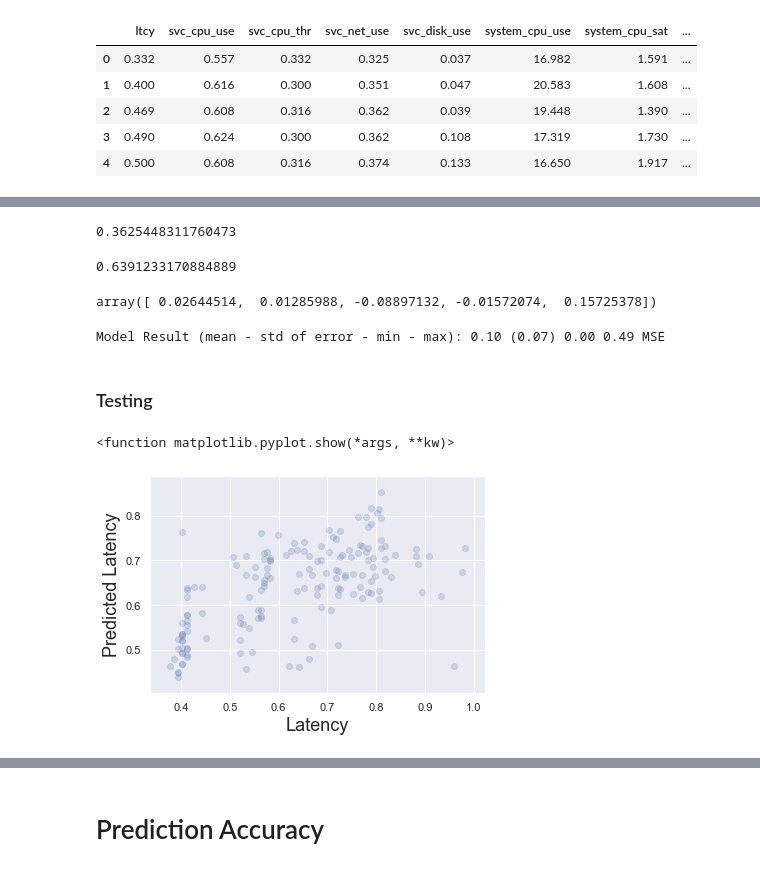
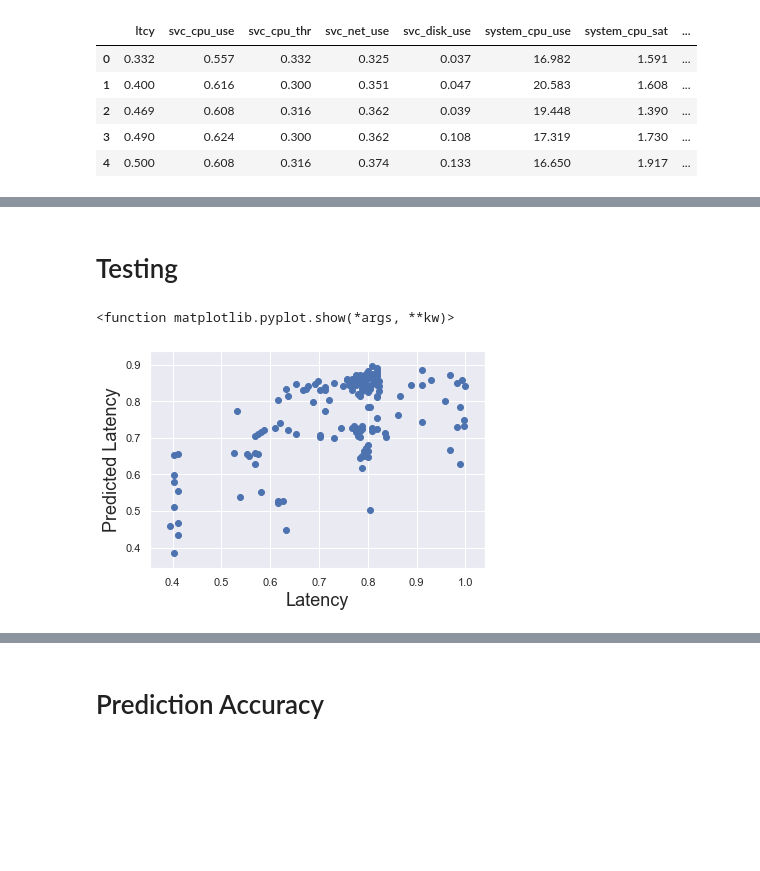
Before and after one commit to Haybu/infs890-spring2020-latency-prediction, a Jupyter notebook: analysis/Linear_Regression.ipynb, the cells around one changed output, grey strips where cells are left out. Saved outputs shown, nothing was run; the diff lists cells and outputs as text; code cells hidden in the pictures; blank space fills up the shorter version.

```diff
--- a/analysis/Linear_Regression.ipynb
+++ b/analysis/Linear_Regression.ipynb
@@ -104,0 +92,28 @@ y_hat = pline.predict(x_train)
+# %%
+clf = RandomForestRegressor(n_jobs=-1, max_depth=10, n_estimators=15)
+sfm = SelectFromModel(clf,threshold='0.8*mean')
+# %%
+# start:  search grid
+
+reg = LinearRegression(normalize=False) # normalize false bacause we are going to use the scaler
+
+# standardize the features
+scaler = StandardScaler()
+#scaler.fit(x_train.values.reshape(-1,n_features))
+
+pipe = Pipeline(steps=[
+    ('scaler', scaler),
+    ('selector', sfm),
+    ('clf', reg)
+])
+
+kfold = KFold(n_splits=10, shuffle=False)
+
+param_grid = {
+    'selector__threshold': [.1, .05, .02, .01, .005, 0.001]
+}
+
+search = GridSearchCV(pipe, param_grid,scoring='neg_mean_squared_error'
+                      , return_train_score= True, cv=kfold, verbose=0, n_jobs=-1)
+
+search.fit(x_train, y_train)
@@ -120,13 +207,0 @@ Text(0.5, 1.0, 'Residual PDF')
-# %%
-# R-Squared
-pline.score(x_train, y_train)
-# %% [output]
-0.3625448311760473
-# %%
-pline.named_steps.regression.intercept_
-# %% [output]
-0.6391233170884889
-# %%
-pline.named_steps.regression.coef_
-# %% [output]
-array([ 0.02644514,  0.01285988, -0.08897132, -0.01572074,  0.15725378])
@@ -146,28 +208,15 @@ if not is_factored_features:
-# %%
-# validation mean_absolute_percentage_error
-train_error =  np.abs(y_train - y_hat)
-mean_error = np.mean(train_error)
-min_error = np.min(train_error)
-max_error = np.max(train_error)
-std_error = np.std(train_error)
-
-
-print("Model Result (mean - std of error - min - max): %.2f (%.2f) %.2f %.2f MSE" \
-      % (mean_error, std_error, min_error, max_error))
-# %% [output]
-Model Result (mean - std of error - min - max): 0.10 (0.07) 0.00 0.49 MSE
 # %% [markdown]
-### Testing
+# Testing
 # %%
-y_hat_test = pline.predict(x_test)
+y_hat_test = search.predict(x_test)
 # %%
-plt.scatter(y_test, y_hat_test, alpha=0.2)
+plt.scatter(y_test, y_hat_test)
 plt.xlabel('Latency', size=18)
 plt.ylabel('Predicted Latency', size=18)
 plt.show
 # %% [output]
 <function matplotlib.pyplot.show(*args, **kw)>
-[figure, old version]
+[figure, new version]
 # %%
 perf = pd.DataFrame(np.exp(y_hat_test), columns=['prediction'])
 y_test = y_test.reset_index(drop=True)
```
Also changed, not shown: parts of 38 cells of this notebook, 3 other files.
